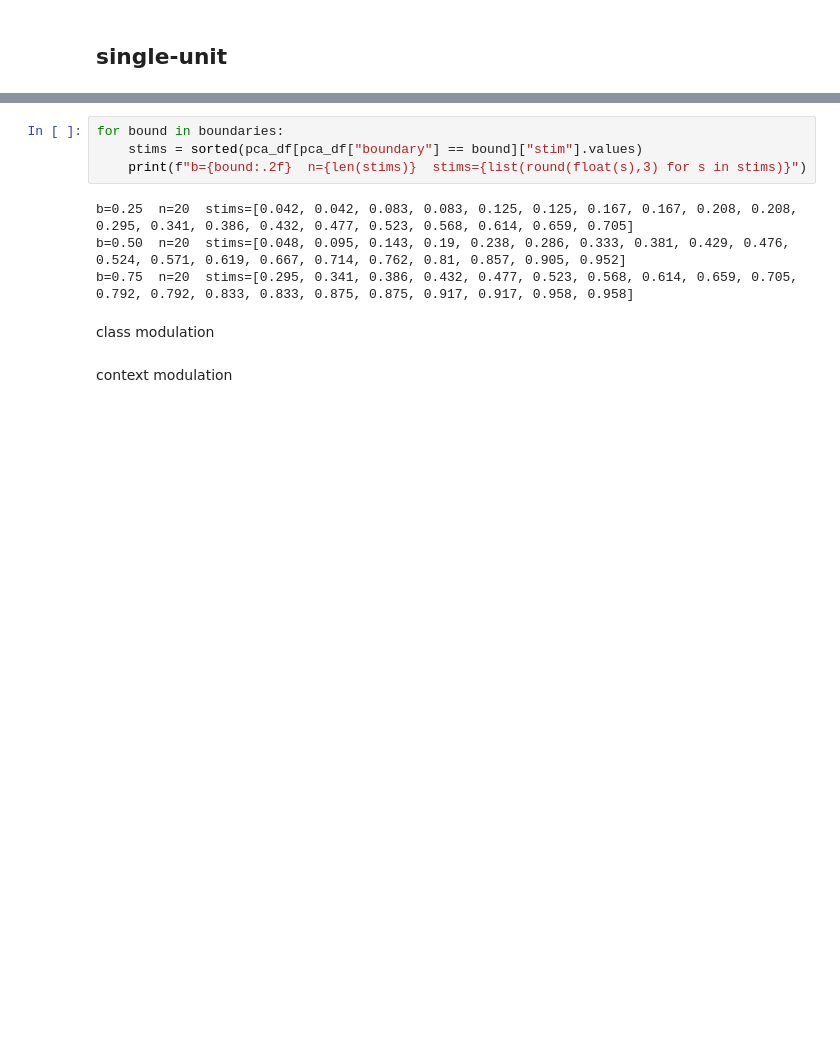
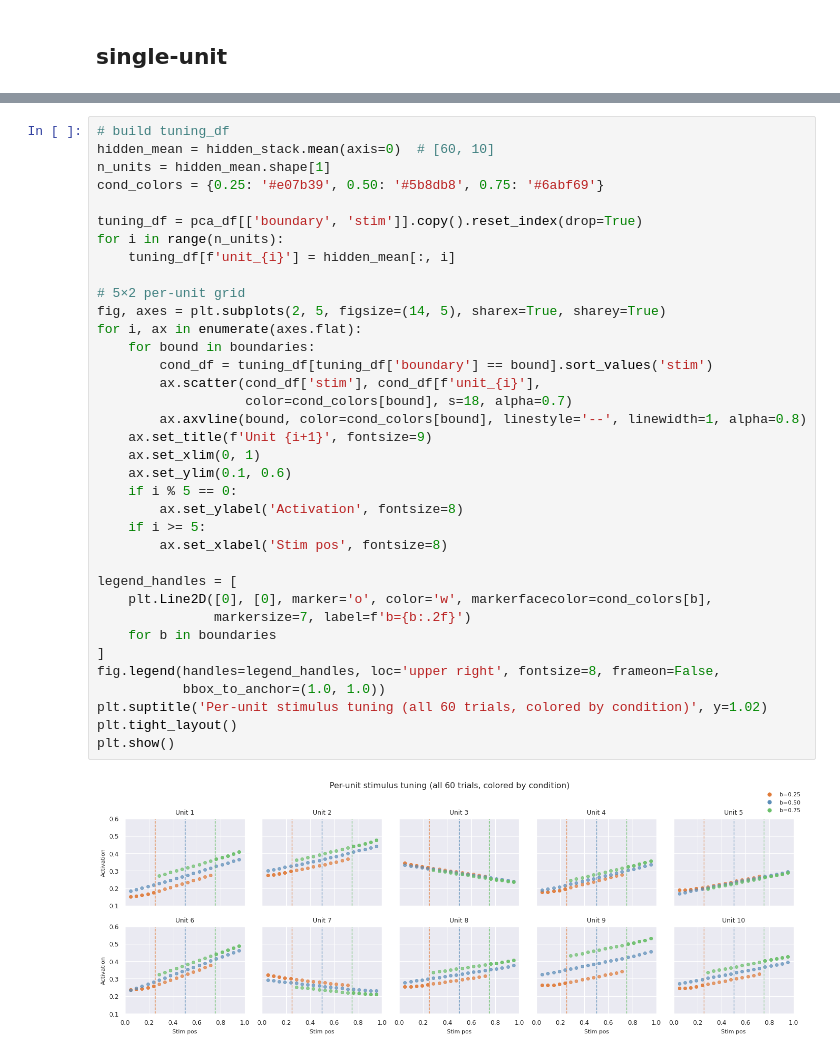
Before and after one commit to siyer7/asymmetry_design, a Jupyter notebook: code/python/simulation_analyses.ipynb, the cells around one changed output, grey strips where cells are left out. Saved outputs shown, nothing was run; the diff lists cells and outputs as text; blank space fills up the shorter version.

```diff
--- a/code/python/simulation_analyses.ipynb
+++ b/code/python/simulation_analyses.ipynb
@@ -220,12 +164,38 @@ plt.show()
-# %%
-for bound in boundaries:
-    stims = sorted(pca_df[pca_df["boundary"] == bound]["stim"].values)
-    print(f"b={bound:.2f}  n={len(stims)}  stims={list(round(float(s),3) for s in stims)}")
-# %% [output]
-b=0.25  n=20  stims=[0.042, 0.042, 0.083, 0.083, 0.125, 0.125, 0.167, 0.167, 0.208, 0.208, 0.295, 0.341, 0.386, 0.432, 0.477, 0.523, 0.568, 0.614, 0.659, 0.705]
-b=0.50  n=20  stims=[0.048, 0.095, 0.143, 0.19, 0.238, 0.286, 0.333, 0.381, 0.429, 0.476, 0.524, 0.571, 0.619, 0.667, 0.714, 0.762, 0.81, 0.857, 0.905, 0.952]
-b=0.75  n=20  stims=[0.295, 0.341, 0.386, 0.432, 0.477, 0.523, 0.568, 0.614, 0.659, 0.705, 0.792, 0.792, 0.833, 0.833, 0.875, 0.875, 0.917, 0.917, 0.958, 0.958]
-# %% [markdown]
-class modulation
-# %% [markdown]
-context modulation
+# %%
+# build tuning_df
+hidden_mean = hidden_stack.mean(axis=0)  # [60, 10]
+n_units = hidden_mean.shape[1]
+cond_colors = {0.25: '#e07b39', 0.50: '#5b8db8', 0.75: '#6abf69'}
+
+tuning_df = pca_df[['boundary', 'stim']].copy().reset_index(drop=True)
+for i in range(n_units):
+    tuning_df[f'unit_{i}'] = hidden_mean[:, i]
+
+# 5×2 per-unit grid
+fig, axes = plt.subplots(2, 5, figsize=(14, 5), sharex=True, sharey=True)
+for i, ax in enumerate(axes.flat):
+    for bound in boundaries:
+        cond_df = tuning_df[tuning_df['boundary'] == bound].sort_values('stim')
+        ax.scatter(cond_df['stim'], cond_df[f'unit_{i}'],
+                   color=cond_colors[bound], s=18, alpha=0.7)
+        ax.axvline(bound, color=cond_colors[bound], linestyle='--', linewidth=1, alpha=0.8)
+    ax.set_title(f'Unit {i+1}', fontsize=9)
+    ax.set_xlim(0, 1)
+    ax.set_ylim(0.1, 0.6)
+    if i % 5 == 0:
+        ax.set_ylabel('Activation', fontsize=8)
+    if i >= 5:
+        ax.set_xlabel('Stim pos', fontsize=8)
+
+legend_handles = [
+    plt.Line2D([0], [0], marker='o', color='w', markerfacecolor=cond_colors[b],
+               markersize=7, label=f'b={b:.2f}')
+    for b in boundaries
+]
+fig.legend(handles=legend_handles, loc='upper right', fontsize=8, frameon=False,
+           bbox_to_anchor=(1.0, 1.0))
+plt.suptitle('Per-unit stimulus tuning (all 60 trials, colored by condition)', y=1.02)
+plt.tight_layout()
+plt.show()
+# %% [output]
+[figure, added]
```
Also changed, not shown: parts of 7 cells of this notebook, 4 other files.
